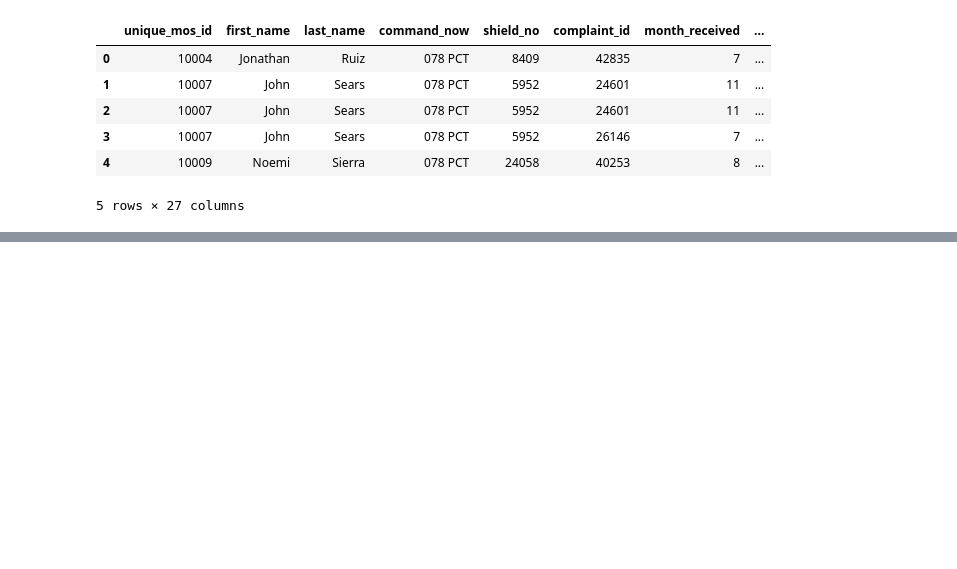
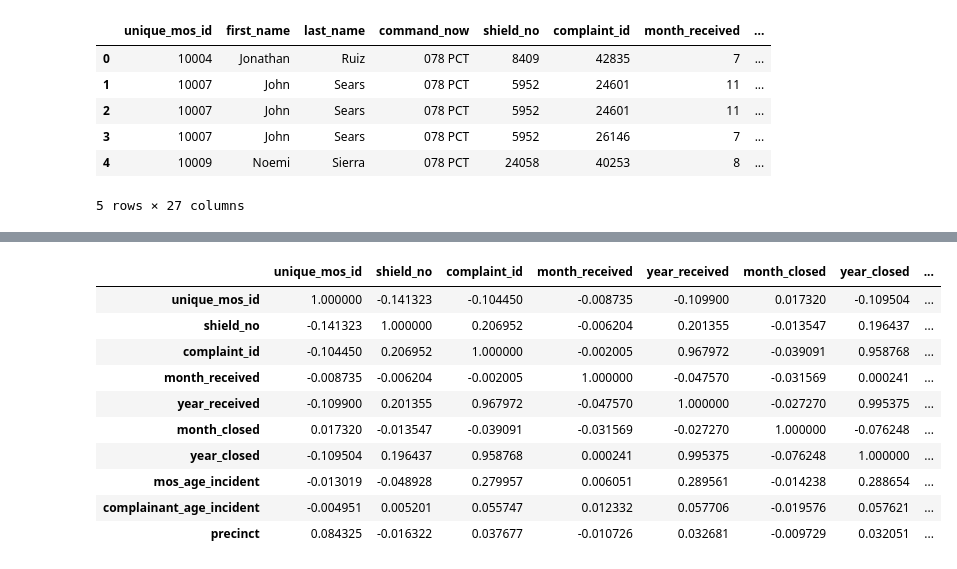
Before and after one commit to hannahpan1/AIHacks2022, a Jupyter notebook: dataModel.ipynb, the cells around one changed output, grey strips where cells are left out. Cells and saved outputs as stored; diff of their text form; code cells hidden in the pictures; blank space fills up the shorter version.

```diff
--- a/dataModel.ipynb
+++ b/dataModel.ipynb
@@ -21,0 +57,15 @@ df.head(5)
+# %%
+#correlation of data
+df.corr()
+# %% [output]
+|  | unique_mos_id | shield_no | complaint_id | month_received | year_received | month_closed | year_closed | ... |
+| unique_mos_id | 1.000000 | -0.141323 | -0.104450 | -0.008735 | -0.109900 | 0.017320 | -0.109504 | ... |
+| shield_no | -0.141323 | 1.000000 | 0.206952 | -0.006204 | 0.201355 | -0.013547 | 0.196437 | ... |
+| complaint_id | -0.104450 | 0.206952 | 1.000000 | -0.002005 | 0.967972 | -0.039091 | 0.958768 | ... |
+| month_received | -0.008735 | -0.006204 | -0.002005 | 1.000000 | -0.047570 | -0.031569 | 0.000241 | ... |
+| year_received | -0.109900 | 0.201355 | 0.967972 | -0.047570 | 1.000000 | -0.027270 | 0.995375 | ... |
+| month_closed | 0.017320 | -0.013547 | -0.039091 | -0.031569 | -0.027270 | 1.000000 | -0.076248 | ... |
+| year_closed | -0.109504 | 0.196437 | 0.958768 | 0.000241 | 0.995375 | -0.076248 | 1.000000 | ... |
+| mos_age_incident | -0.013019 | -0.048928 | 0.279957 | 0.006051 | 0.289561 | -0.014238 | 0.288654 | ... |
+| complainant_age_incident | -0.004951 | 0.005201 | 0.055747 | 0.012332 | 0.057706 | -0.019576 | 0.057621 | ... |
+| precinct | 0.084325 | -0.016322 | 0.037677 | -0.010726 | 0.032681 | -0.009729 | 0.032051 | ... |
```
Also changed, not shown: parts of 4 cells of this notebook, 1 other file.
